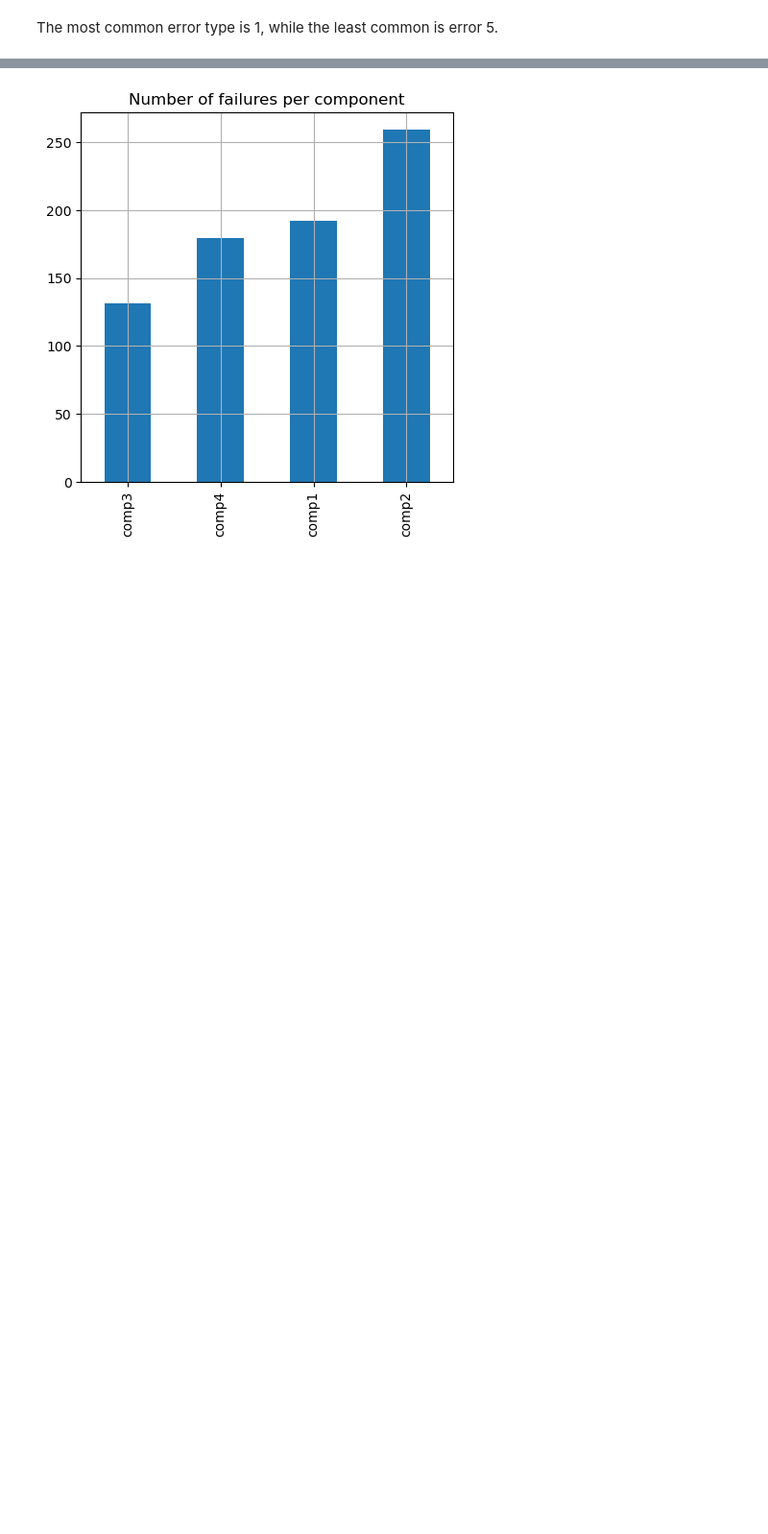
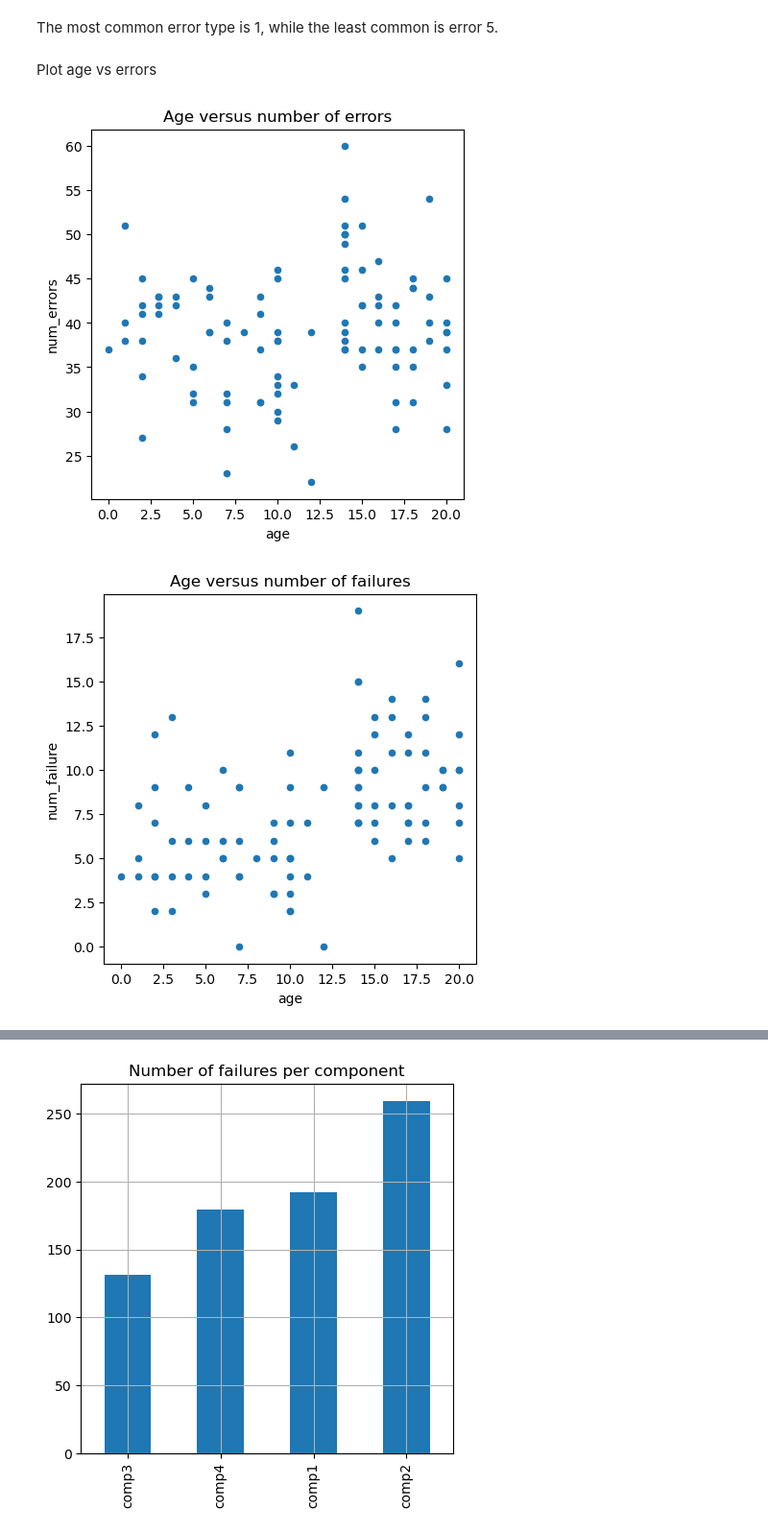
Before and after one commit to gpanagioto/-mbml-predictive-maintenance, a Jupyter notebook: notebooks/data_preparation.ipynb, the cells around one changed output, grey strips where cells are left out. Shown at 96% size. Drawn from its saved outputs; the diff is of its cells as text; code cells hidden in the pictures; blank space fills up the shorter version.

Commit message:
some more plots

```diff
--- a/notebooks/data_preparation.ipynb
+++ b/notebooks/data_preparation.ipynb
@@ -184,6 +184,12 @@ def plot_bar_sortvals(df, attribute, title, figsize=(5,5)):
                 normalize=False, dropna=False).sort_values().plot(
                 kind='bar', figsize=figsize, grid=True,
                 title=title)
+
+
+def plot_scatter(df, x_axis_attr, y_axis_attr, figsize=(5,5), title=None, legend=None):
+    df.plot.scatter(x_axis_attr, y_axis_attr,
+                    figsize=figsize, title=title,
+                    legend=legend)
 # %%
 labeled_features.boxplot(column='age', vert=False, figsize=(5,3))
 plt.title('Age distribution')
@@ -257,3 +263,34 @@ plt.show()
 [figure]
 # %% [markdown]
 The most common error type is 1, while the least common is error 5.
+# %% [markdown]
+Plot age vs errors
+# %%
+errors_per_machine = errors_df.groupby("machineID").size()
+errors_per_machine = pd.DataFrame(errors_per_machine, columns=["num_errors"]).reset_index()
+
+machines_fail_data = pd.merge(machines_df, errors_per_machine, how='left', on="machineID")
+
+maint_per_machine = maint_df.groupby("machineID").size()
+maint_per_machine = pd.DataFrame(maint_per_machine, columns=["num_maint"]).reset_index()
+
+machines_fail_data = pd.merge(machines_fail_data, maint_per_machine, how='left', on="machineID")
+
+failure_per_machine = failures_df.groupby("machineID").size()
+failure_per_machine = pd.DataFrame(failure_per_machine, columns=["num_failure"]).reset_index()
+
+machines_fail_data = pd.merge(machines_fail_data, failure_per_machine, how='left', on="machineID")
+# %%
+machines_fail_data.fillna(0, inplace=True)
+# %%
+plot_scatter(machines_fail_data, "age", "num_errors",
+             title="Age versus number of errors")
+
+plot_scatter(machines_fail_data, "age", "num_failure",
+             title="Age versus number of failures")
+
+plot_scatter(machines_fail_data, "age", "num_maint",
+             title="Age versus total number of\ncomponent maintenance")
+# %% [output]
+[figure, added]
+[figure, added]
```
Also changed, not shown: parts of 7 cells of this notebook.
